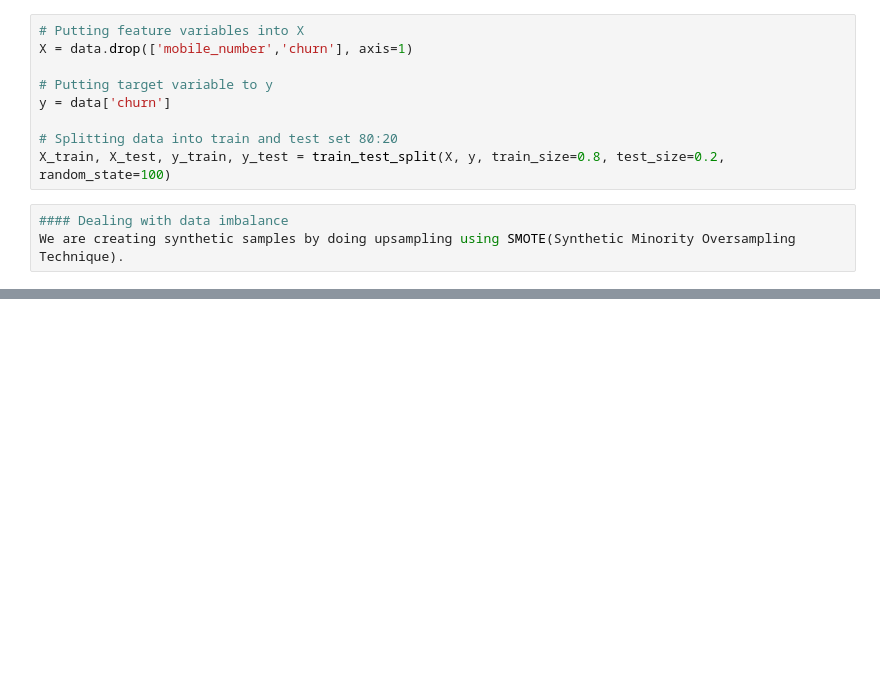
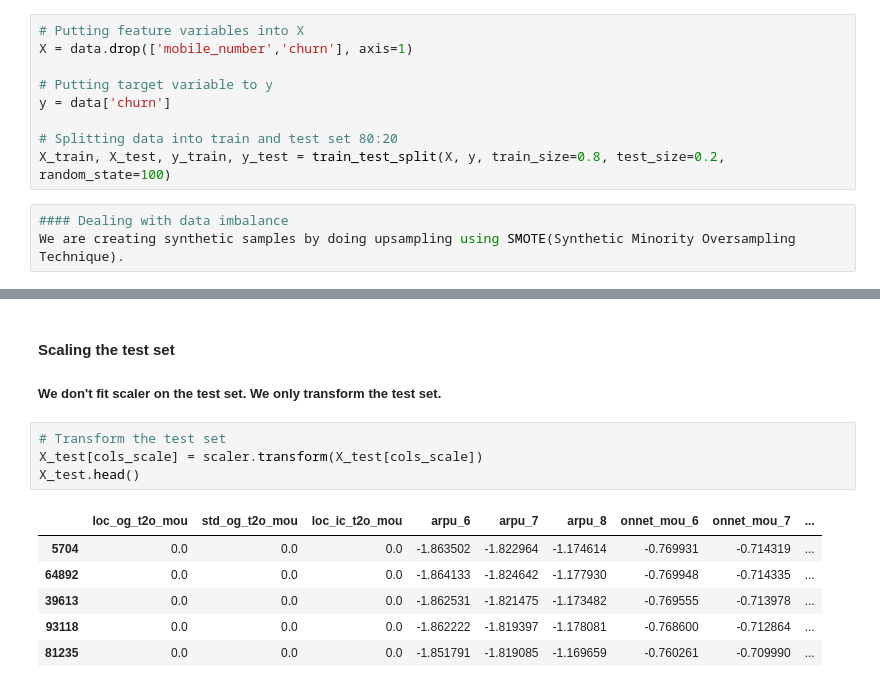
Before and after one commit to burakarabacioglu/Vodafone-ML-Internship-Portfolio, a Jupyter notebook: Customer_Churn_Prediction/churn_prediction.ipynb, the cells around one changed output, grey strips where cells are left out. Drawn from its saved outputs; the diff is of its cells as text; blank space fills up the shorter version.

```diff
--- a/Customer_Churn_Prediction/churn_prediction.ipynb
+++ b/Customer_Churn_Prediction/churn_prediction.ipynb
@@ -694,0 +749,14 @@ We are creating synthetic samples by doing upsampling using SMOTE(Synthetic Mino
+# %% [markdown]
+#### Scaling the test set
+##### We don't fit scaler on the test set. We only transform the test set.
+# %%
+# Transform the test set
+X_test[cols_scale] = scaler.transform(X_test[cols_scale])
+X_test.head()
+# %% [output]
+|  | loc_og_t2o_mou | std_og_t2o_mou | loc_ic_t2o_mou | arpu_6 | arpu_7 | arpu_8 | onnet_mou_6 | onnet_mou_7 | ... |
+| 5704 | 0.0 | 0.0 | 0.0 | -1.863502 | -1.822964 | -1.174614 | -0.769931 | -0.714319 | ... |
+| 64892 | 0.0 | 0.0 | 0.0 | -1.864133 | -1.824642 | -1.177930 | -0.769948 | -0.714335 | ... |
+| 39613 | 0.0 | 0.0 | 0.0 | -1.862531 | -1.821475 | -1.173482 | -0.769555 | -0.713978 | ... |
+| 93118 | 0.0 | 0.0 | 0.0 | -1.862222 | -1.819397 | -1.178081 | -0.768600 | -0.712864 | ... |
+| 81235 | 0.0 | 0.0 | 0.0 | -1.851791 | -1.819085 | -1.169659 | -0.760261 | -0.709990 | ... |
```
Also changed, not shown: parts of 11 cells of this notebook.
